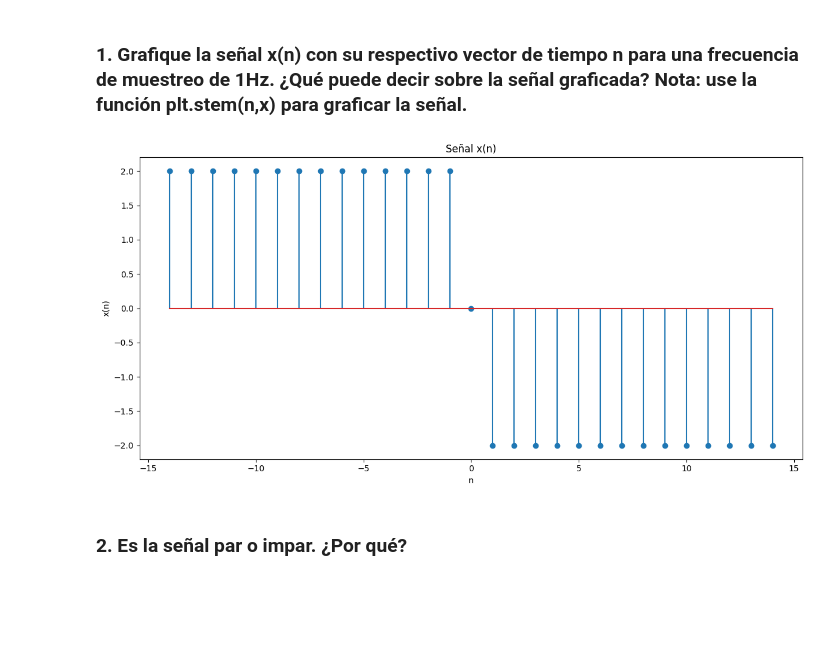
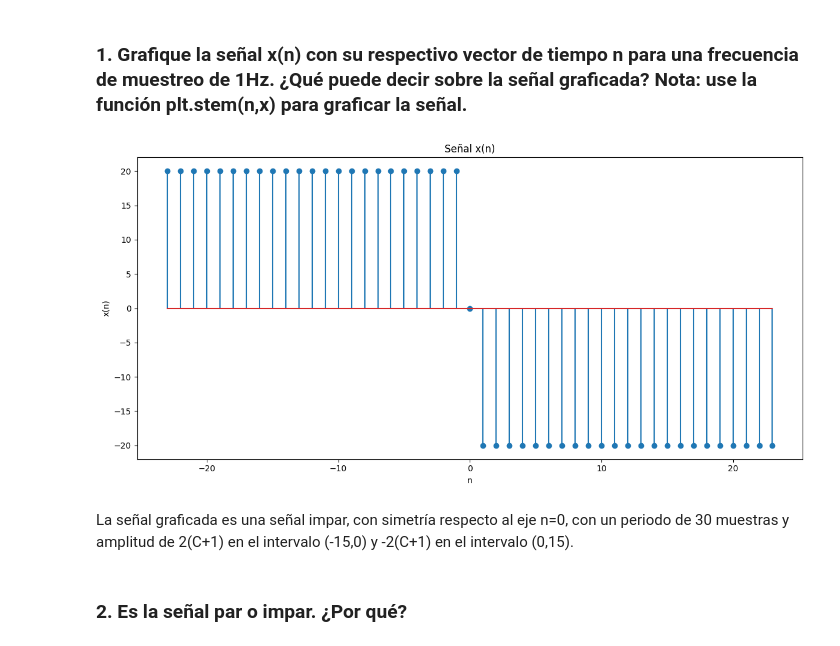
Before and after one commit to Cristian-David-Araujo/Digital_Signal_Processing, a Jupyter notebook: P6/main.ipynb, the cells around one changed output. Saved outputs shown, nothing was run; the diff lists cells and outputs as text; code cells hidden in the pictures; blank space fills up the shorter version.

```diff
--- a/P6/main.ipynb
+++ b/P6/main.ipynb
@@ -35,37 +35,39 @@ y \( C \) es el último dígito de tu cédula. (0)
 import matplotlib.pyplot as plt
 import numpy as np
 
 #Funcion por tramos
-def x(n, N, C):
+def x_n(n, N, C):
     if ((-N/2) < n) and (n < 0):
         return 2*(C + 1)
     elif n == 0:
         return 0
     elif (0 < n) and (n < (N/2)):
         return  -2*(C + 1)
     else:
         return 0
 
 #Constantes
-C = 0
+C = 9
 N = 30 + (2*C)
 
 #Vector de tiempo
 Fs = 1 #Frecuencia de muestreo
 n = np.arange(-N/2 + 1/Fs, N/2, 1/Fs)
-x = [x(i, N, C) for i in n]
+x = [x_n(i, N, C) for i in n]
 
 #Grafica
 plt.figure(figsize=(12, 6))
 plt.stem(n, x)
 plt.title('Señal x(n)')
 plt.xlabel('n')
 plt.ylabel('x(n)')
 #plt.grid()
 plt.tight_layout()
 plt.show()
 # %% [output]
-[figure, old version]
+[figure, new version]
+# %% [markdown]
+La señal graficada es una señal impar, con simetría respecto al eje n=0, con un periodo de 30 muestras y amplitud de 2(C+1) en el intervalo (-15,0) y -2(C+1) en el intervalo (0,15).
 # %% [markdown]
 ### 2. Es la señal par o impar. ¿Por qué?
 # %% [markdown]
```
Also changed, not shown: parts of 14 cells of this notebook, 1 other file.
